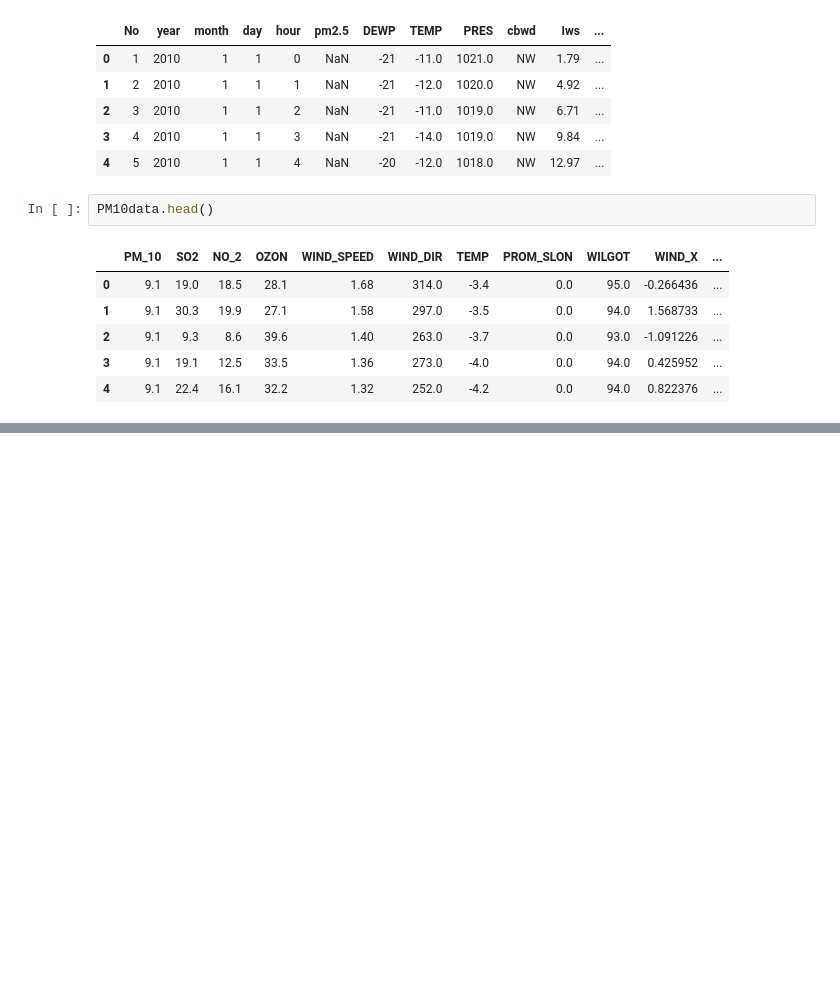
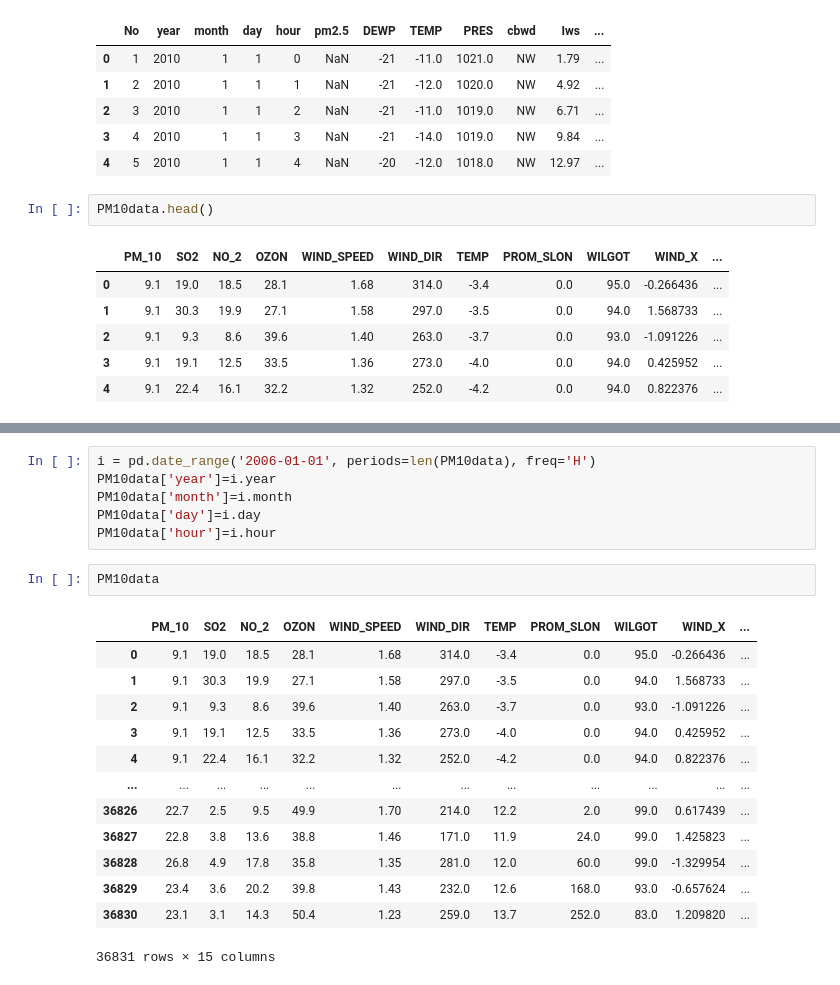
Before and after one commit to dtrianab/PM-Fcast-Python, a Jupyter notebook: PMs.ipynb, the cells around one changed output, grey strips where cells are left out. Saved outputs shown, nothing was run; the diff lists cells and outputs as text; blank space fills up the shorter version.

```diff
--- a/PMs.ipynb
+++ b/PMs.ipynb
@@ -26,0 +162,22 @@ PM10data.head()
+# %%
+i = pd.date_range('2006-01-01', periods=len(PM10data), freq='H')
+PM10data['year']=i.year
+PM10data['month']=i.month
+PM10data['day']=i.day
+PM10data['hour']=i.hour
+# %%
+PM10data
+# %% [output]
+|  | PM_10 | SO2 | NO_2 | OZON | WIND_SPEED | WIND_DIR | TEMP | PROM_SLON | WILGOT | WIND_X | ... |
+| 0 | 9.1 | 19.0 | 18.5 | 28.1 | 1.68 | 314.0 | -3.4 | 0.0 | 95.0 | -0.266436 | ... |
+| 1 | 9.1 | 30.3 | 19.9 | 27.1 | 1.58 | 297.0 | -3.5 | 0.0 | 94.0 | 1.568733 | ... |
+| 2 | 9.1 | 9.3 | 8.6 | 39.6 | 1.40 | 263.0 | -3.7 | 0.0 | 93.0 | -1.091226 | ... |
+| 3 | 9.1 | 19.1 | 12.5 | 33.5 | 1.36 | 273.0 | -4.0 | 0.0 | 94.0 | 0.425952 | ... |
+| 4 | 9.1 | 22.4 | 16.1 | 32.2 | 1.32 | 252.0 | -4.2 | 0.0 | 94.0 | 0.822376 | ... |
+| ... | ... | ... | ... | ... | ... | ... | ... | ... | ... | ... | ... |
+| 36826 | 22.7 | 2.5 | 9.5 | 49.9 | 1.70 | 214.0 | 12.2 | 2.0 | 99.0 | 0.617439 | ... |
+| 36827 | 22.8 | 3.8 | 13.6 | 38.8 | 1.46 | 171.0 | 11.9 | 24.0 | 99.0 | 1.425823 | ... |
+| 36828 | 26.8 | 4.9 | 17.8 | 35.8 | 1.35 | 281.0 | 12.0 | 60.0 | 99.0 | -1.329954 | ... |
+| 36829 | 23.4 | 3.6 | 20.2 | 39.8 | 1.43 | 232.0 | 12.6 | 168.0 | 93.0 | -0.657624 | ... |
+| 36830 | 23.1 | 3.1 | 14.3 | 50.4 | 1.23 | 259.0 | 13.7 | 252.0 | 83.0 | 1.209820 | ... |
+36831 rows × 15 columns
```
Also changed, not shown: parts of 16 cells of this notebook, 1 other file.
